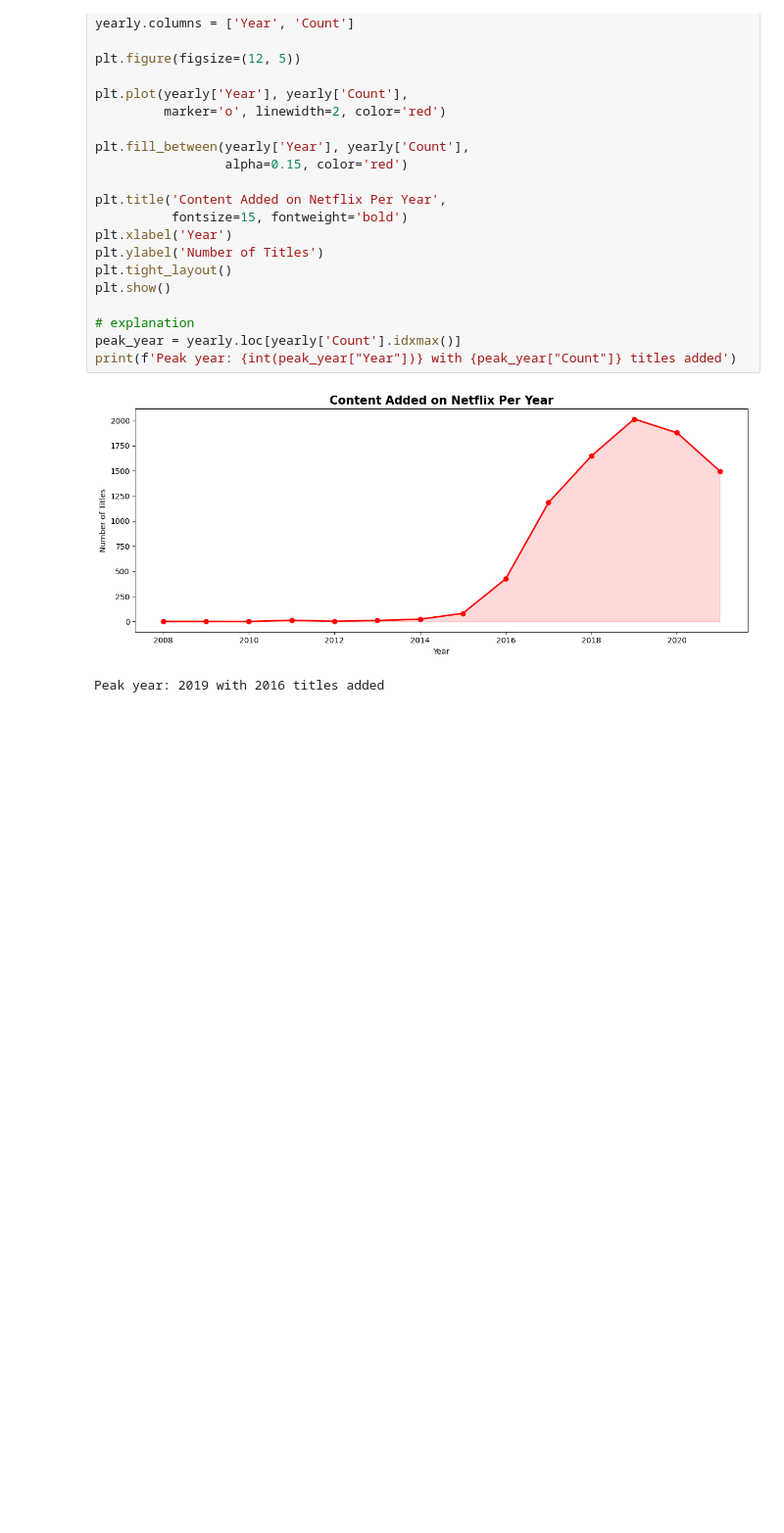
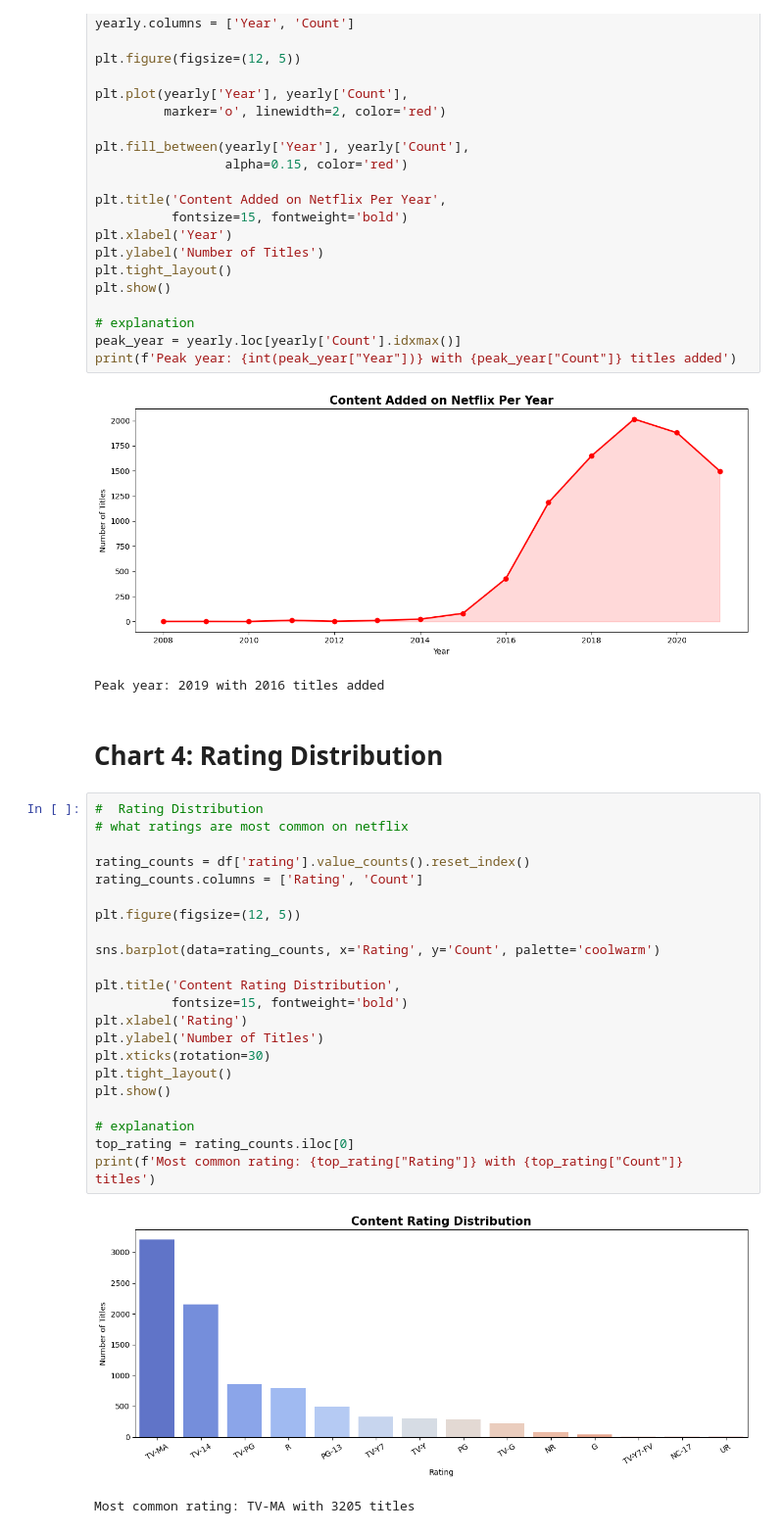
Before and after one commit to AiWriter404/Netflix_Content_Analysis, a Jupyter notebook: Netflix_Content_Analysis.ipynb, the cells around one changed output. Shown at 98% size. Cells and saved outputs as stored; diff of their text form; blank space fills up the shorter version.

Commit message:
Kaggle Notebook | Netflix_Content_Analysis | Version 2

```diff
--- a/Netflix_Content_Analysis.ipynb
+++ b/Netflix_Content_Analysis.ipynb
@@ -344,3 +344,30 @@ print(f'Peak year: {int(peak_year["Year"])} with {peak_year["Count"]} titles add
 # %% [output]
 [figure]
 Peak year: 2019 with 2016 titles added
+# %% [markdown]
+# **Chart 4: Rating Distribution**
+# %%
+#  Rating Distribution
+# what ratings are most common on netflix
+
+rating_counts = df['rating'].value_counts().reset_index()
+rating_counts.columns = ['Rating', 'Count']
+
+plt.figure(figsize=(12, 5))
+
+sns.barplot(data=rating_counts, x='Rating', y='Count', palette='coolwarm')
+
+plt.title('Content Rating Distribution',
+          fontsize=15, fontweight='bold')
+plt.xlabel('Rating')
+plt.ylabel('Number of Titles')
+plt.xticks(rotation=30)
+plt.tight_layout()
+plt.show()
+
+# explanation
+top_rating = rating_counts.iloc[0]
+print(f'Most common rating: {top_rating["Rating"]} with {top_rating["Count"]} titles')
+# %% [output]
+[figure, added]
+Most common rating: TV-MA with 3205 titles
```
Also changed, not shown: parts of 6 cells of this notebook.
